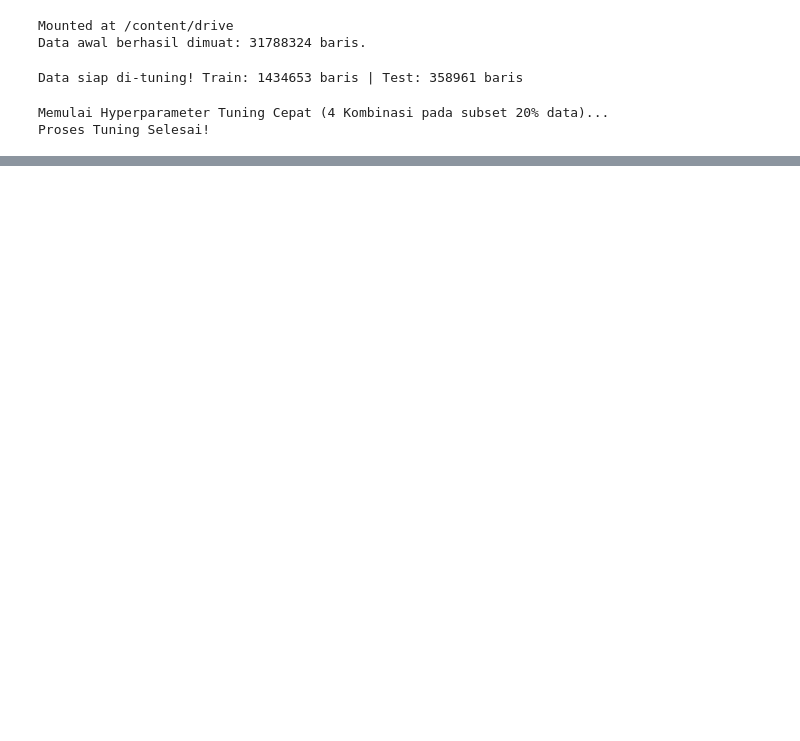
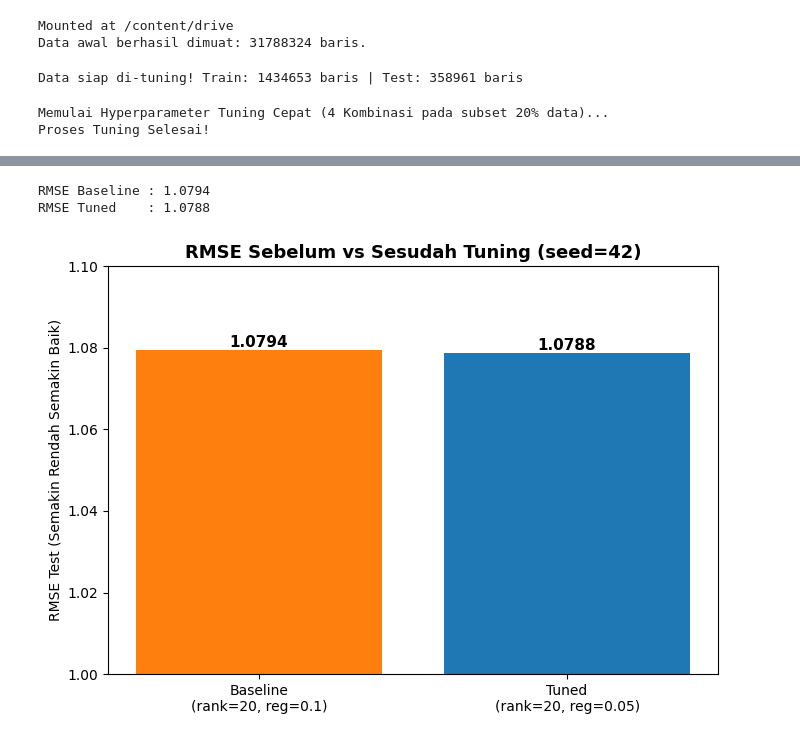
Before and after one commit to kemal1308/TugasBesarBigData-hm, a Jupyter notebook: notebooks/03_model_tuning_and_evaluation.ipynb, the cells around one changed output, grey strips where cells are left out. Cells and saved outputs as stored; diff of their text form; code cells hidden in the pictures; blank space fills up the shorter version.

```diff
--- a/notebooks/03_model_tuning_and_evaluation.ipynb
+++ b/notebooks/03_model_tuning_and_evaluation.ipynb
@@ -131,0 +183,34 @@ Model final disimpan di: /content/drive/MyDrive/Dataset_HM/models/best_als_model
+# %%
+from pyspark.ml.recommendation import ALS
+
+def bikin_als(rank, reg):
+    return ALS(userCol="user_idx", itemCol="item_idx", ratingCol="purchase_count",
+               implicitPrefs=True, alpha=40.0, coldStartStrategy="drop",
+               rank=rank, maxIter=10, regParam=reg, seed=42)
+
+# Baseline = parameter dari README (rank=20, reg=0.1)
+baseline_model = bikin_als(20, 0.1).fit(train_df)
+# Tuned = parameter terbaik hasil tvs
+tuned_model = bikin_als(best_rank, best_reg).fit(train_df)
+
+rmse_base = evaluator.evaluate(baseline_model.transform(test_df))
+rmse_tuned = evaluator.evaluate(tuned_model.transform(test_df))
+print(f"RMSE Baseline : {rmse_base:.4f}")
+print(f"RMSE Tuned    : {rmse_tuned:.4f}")
+
+plt.figure(figsize=(7, 5))
+bars = plt.bar(["Baseline\n(rank=20, reg=0.1)", f"Tuned\n(rank={best_rank}, reg={best_reg})"],
+               [rmse_base, rmse_tuned], color=["#ff7f0e", "#1f77b4"])
+plt.ylabel("RMSE Test (Semakin Rendah Semakin Baik)")
+plt.title("RMSE Sebelum vs Sesudah Tuning (seed=42)", fontsize=13, fontweight="bold")
+plt.ylim(1.0, 1.1)
+for bar, v in zip(bars, [rmse_base, rmse_tuned]):
+    plt.text(bar.get_x() + bar.get_width()/2, v, f"{v:.4f}",
+             ha="center", va="bottom", fontsize=11, fontweight="bold")
+plt.tight_layout()
+plt.savefig("/content/drive/MyDrive/Dataset_HM/grafik_2_rmse_before_after.png", dpi=200, bbox_inches="tight")
+plt.show()
+# %% [output]
+RMSE Baseline : 1.0794
+RMSE Tuned    : 1.0788
+[figure, added]
```
Also changed, not shown: parts of 5 cells of this notebook.
